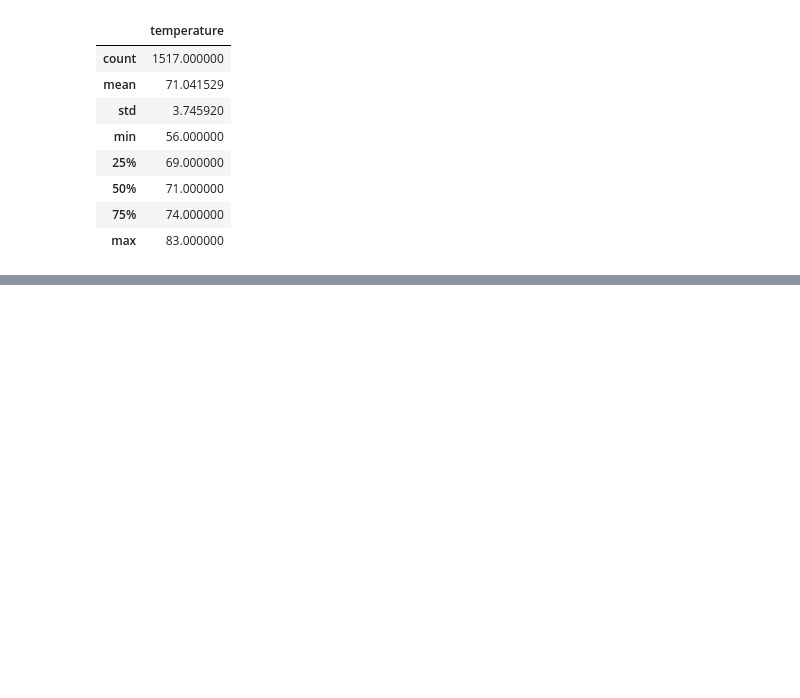
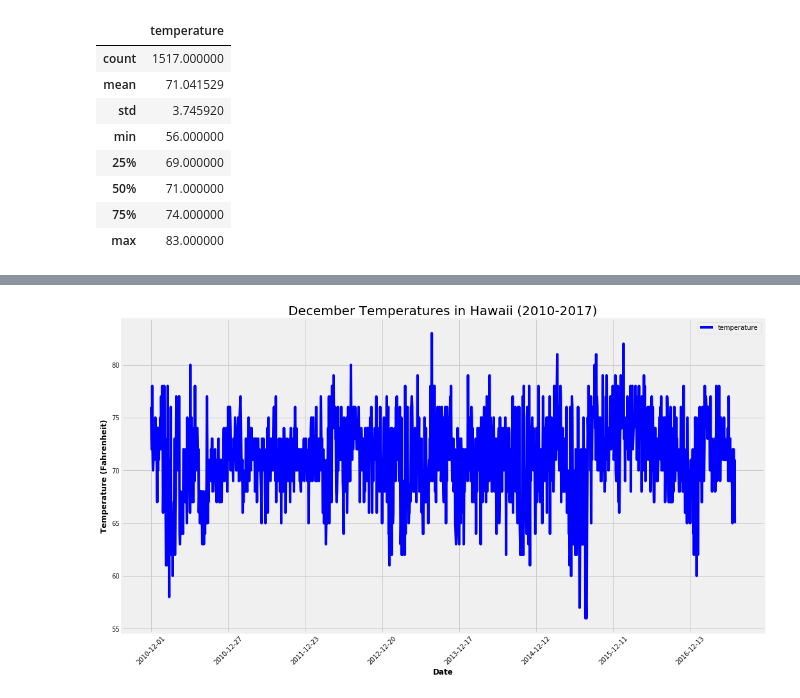
Before and after one commit to jojobear2020/Surfs_Up, a Jupyter notebook: SurfsUp_Challenge.ipynb, the cells around one changed output, grey strips where cells are left out. Saved outputs shown, nothing was run; the diff lists cells and outputs as text; code cells hidden in the pictures; blank space fills up the shorter version.

```diff
--- a/SurfsUp_Challenge.ipynb
+++ b/SurfsUp_Challenge.ipynb
@@ -133,0 +171,17 @@ df_dec.describe()
+# %%
+#plot December temp trend thru years
+dec_graph = df_dec.plot(figsize = (16, 9),
+                        sort_columns=True,
+                        rot=45,
+                        use_index=True,
+                        legend=True,
+                        grid=True,
+                        color='b')
+plot.ylabel('Temperature (Fahrenheit)', weight='bold')
+plot.xlabel('Date', weight='bold')
+plot.title("December Temperatures in Hawaii (2010-2017)", fontsize=20)
+#save graph
+plot.savefig("analysis/dec_temp_trend.png")
+plot.show()
+# %% [output]
+[figure, added]
```
Also changed, not shown: parts of 4 cells of this notebook.
